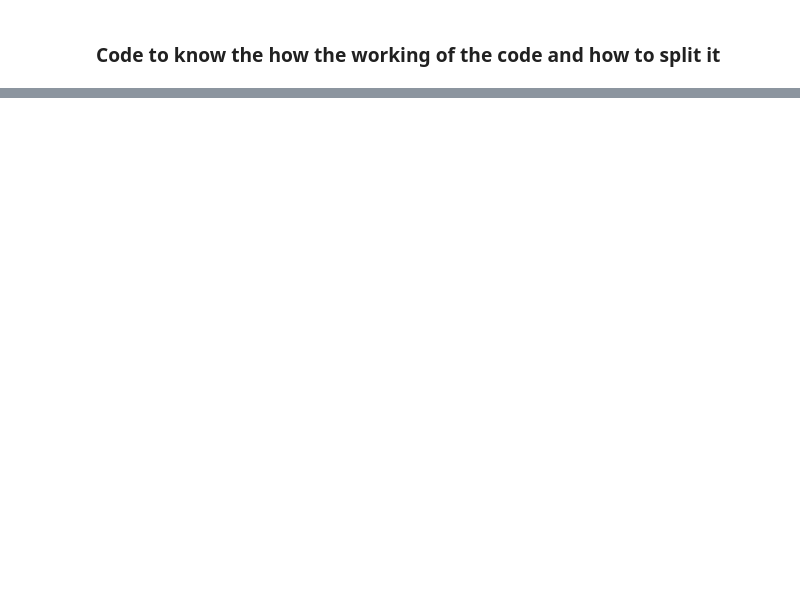
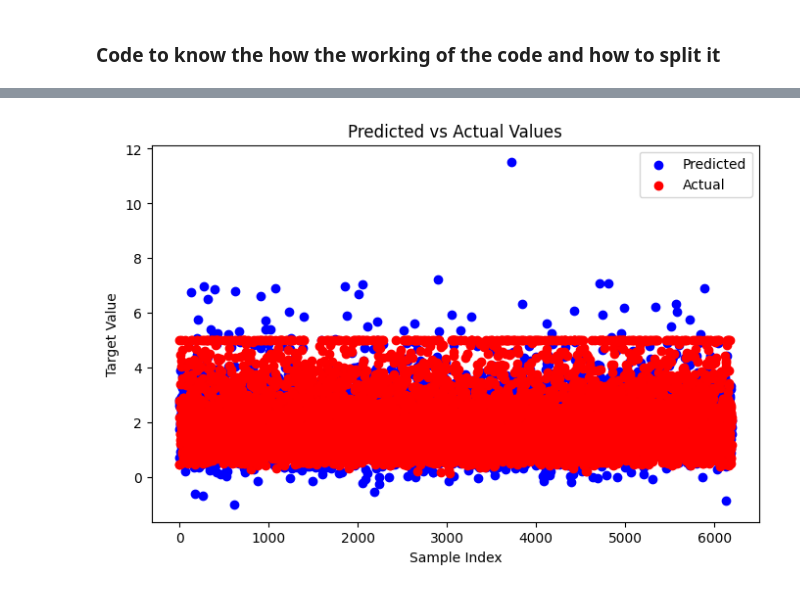
Before and after one commit to SauhardSHukla/Machine_Learning_Session, a Jupyter notebook: Simple linear Regression/Self_Practics_Files/Training_test.ipynb, the cells around one changed output, grey strips where cells are left out. Saved outputs shown, nothing was run; the diff lists cells and outputs as text; code cells hidden in the pictures; blank space fills up the shorter version.

```diff
--- a/Simple linear Regression/Self_Practics_Files/Training_test.ipynb
+++ b/Simple linear Regression/Self_Practics_Files/Training_test.ipynb
@@ -48,0 +49,6 @@ model_selection.train_test_split(X,Y)
+# %%
+x_train,x_test , y_train,y_test = train_test_split(
+  X,Y,
+  random_state = 42,
+  test_size =0.3
+)
@@ -48,0 +65,7 @@ model_selection.train_test_split(X,Y)
+# %%
+from sklearn.linear_model import LinearRegression
+algi_1 = LinearRegression()
+
+algi_1.fit(x_train,y_train)
+
+y_predict=algi_1.predict(x_test)
@@ -48,0 +80,20 @@ model_selection.train_test_split(X,Y)
+# %%
+import matplotlib.pyplot as plt
+
+plt.figure(figsize=(8, 5))
+
+# Plot predicted values
+plt.scatter(range(len(y_predict)), y_predict, color='blue', label='Predicted')
+
+# Plot actual values
+plt.scatter(range(len(y_test)), y_test, color='red', label='Actual')
+
+# Add legend, labels, and title
+plt.xlabel("Sample Index")
+plt.ylabel("Target Value")
+plt.title("Predicted vs Actual Values")
+plt.legend()
+
+plt.show()
+# %% [output]
+[figure, added]
```
Also changed, not shown: parts of 7 cells of this notebook.
